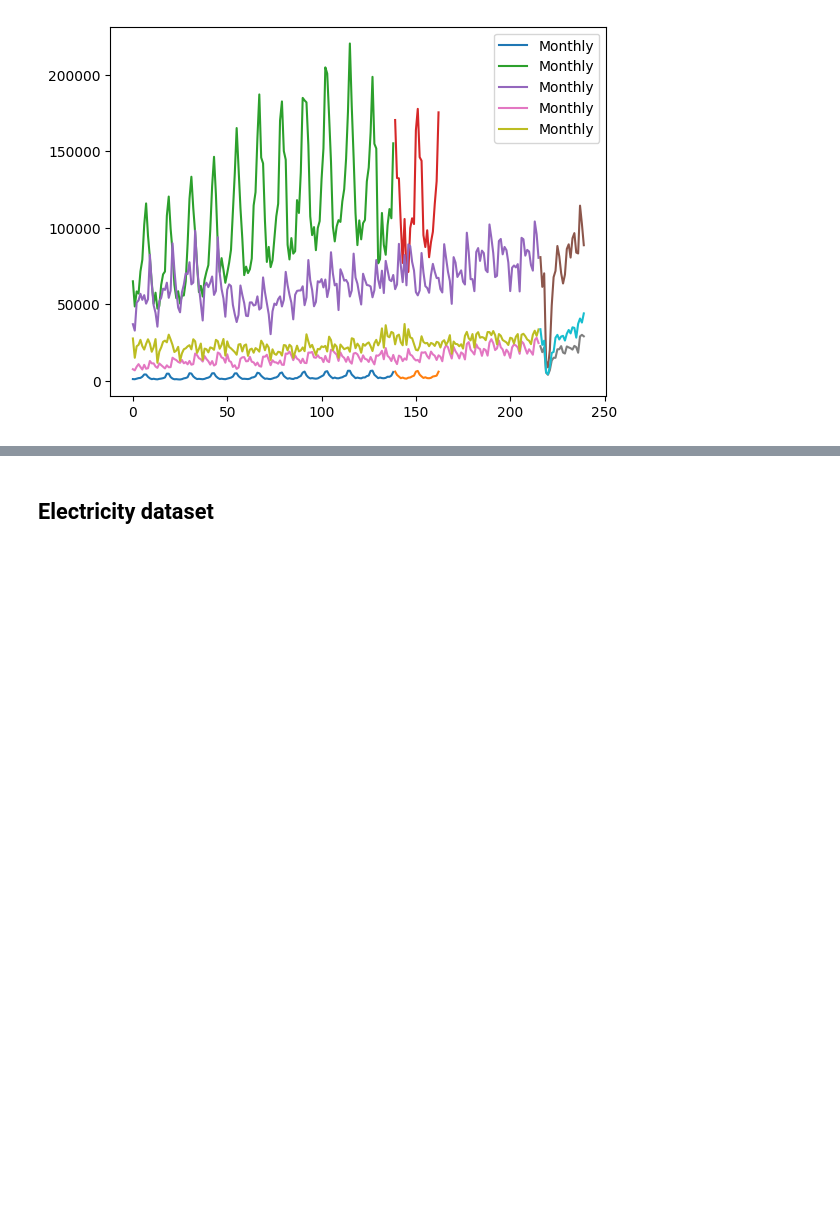
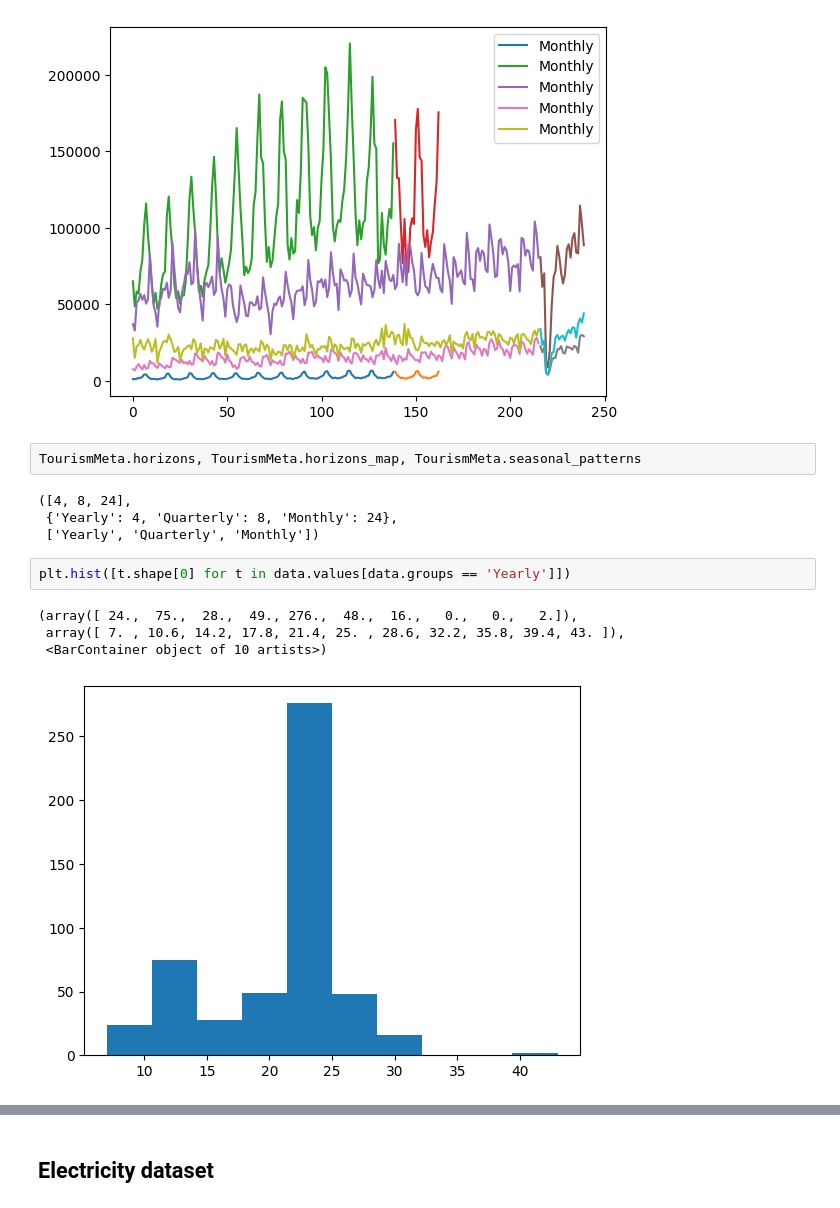
Before and after one commit to FinnAlberts/attention_analysis, a Jupyter notebook: notebooks/visualize_datasets.ipynb, the cells around one changed output, grey strips where cells are left out. Saved outputs shown, nothing was run; the diff lists cells and outputs as text; blank space fills up the shorter version.

```diff
--- a/notebooks/visualize_datasets.ipynb
+++ b/notebooks/visualize_datasets.ipynb
@@ -477,3 +478,16 @@ plt.legend()
 # %% [output]
 <matplotlib.legend.Legend at 0x...>
 [figure]
+# %%
+TourismMeta.horizons, TourismMeta.horizons_map, TourismMeta.seasonal_patterns
+# %% [output]
+([4, 8, 24],
+ {'Yearly': 4, 'Quarterly': 8, 'Monthly': 24},
+ ['Yearly', 'Quarterly', 'Monthly'])
+# %%
+plt.hist([t.shape[0] for t in data.values[data.groups == 'Yearly']])
+# %% [output]
+(array([ 24.,  75.,  28.,  49., 276.,  48.,  16.,   0.,   0.,   2.]),
+ array([ 7. , 10.6, 14.2, 17.8, 21.4, 25. , 28.6, 32.2, 35.8, 39.4, 43. ]),
+ <BarContainer object of 10 artists>)
+[figure, added]
```
Also changed, not shown: parts of 11 cells of this notebook, 7 other files.
